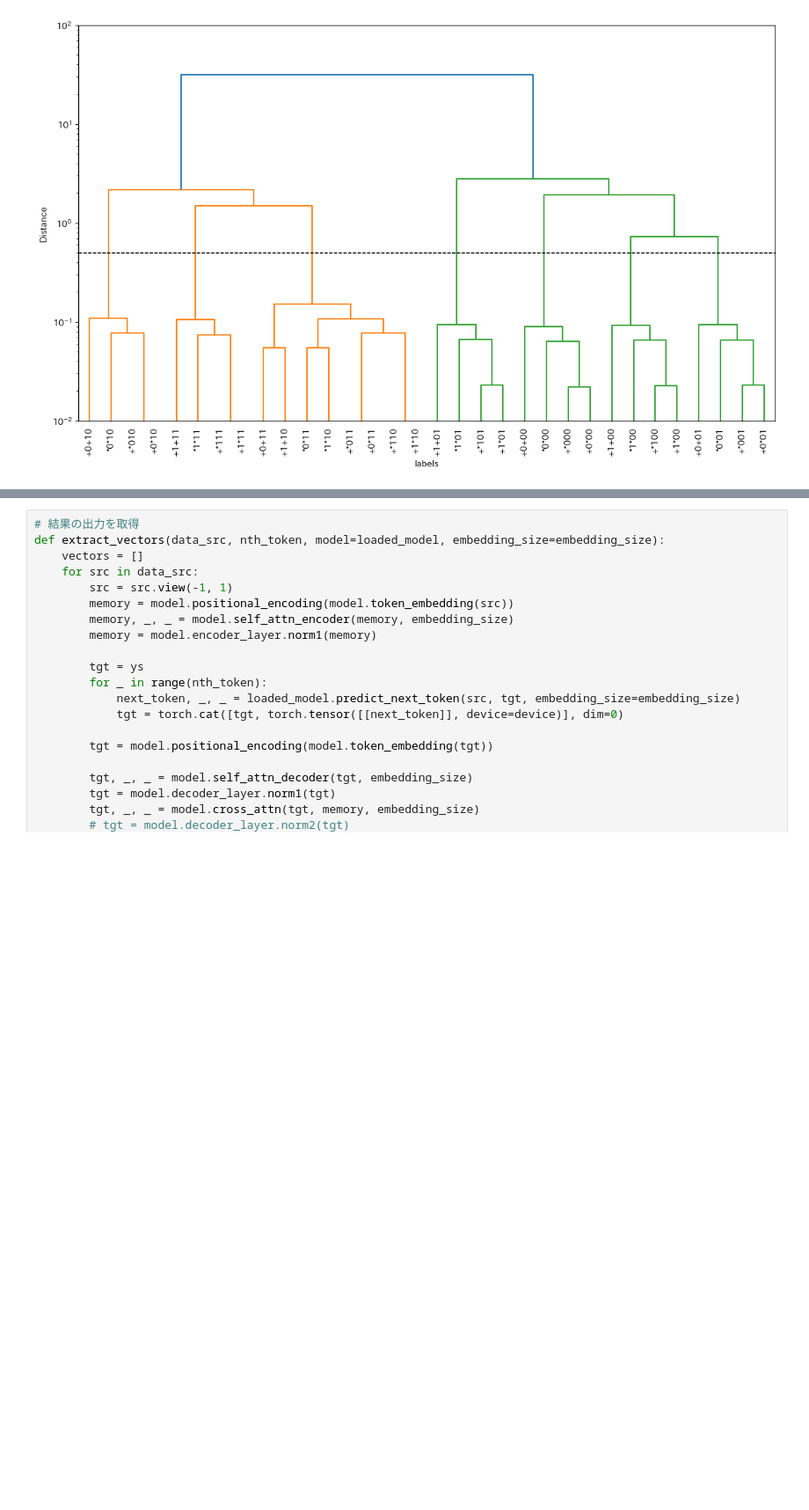
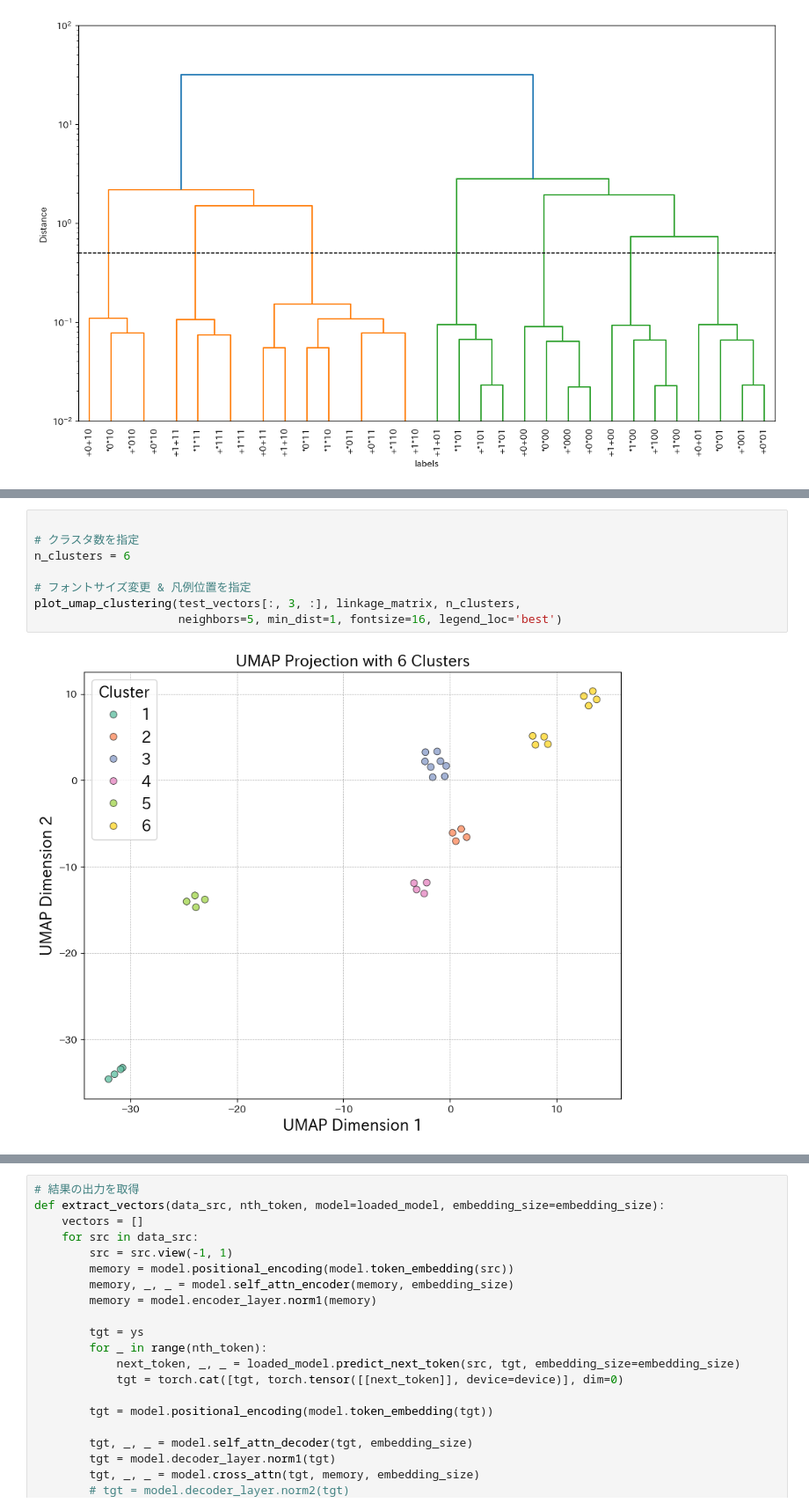
Before and after one commit to AriRyo/transformer-ansys, a Jupyter notebook: FomulaBEAT/analysis_06-3.ipynb, the cells around one changed output, grey strips where cells are left out. Shown at 88% size. Cells and saved outputs as stored; diff of their text form; blank space fills up the shorter version.

```diff
--- a/FomulaBEAT/analysis_06-3.ipynb
+++ b/FomulaBEAT/analysis_06-3.ipynb
@@ -753,0 +848,10 @@ Cluster 2:
+# %%
+
+# クラスタ数を指定
+n_clusters = 6
+
+# フォントサイズ変更 & 凡例位置を指定
+plot_umap_clustering(test_vectors[:, 3, :], linkage_matrix, n_clusters,
+                     neighbors=5, min_dist=1, fontsize=16, legend_loc='best')
+# %% [output]
+[figure, added]
```
Also changed, not shown: parts of 14 cells of this notebook, 8 other files.
